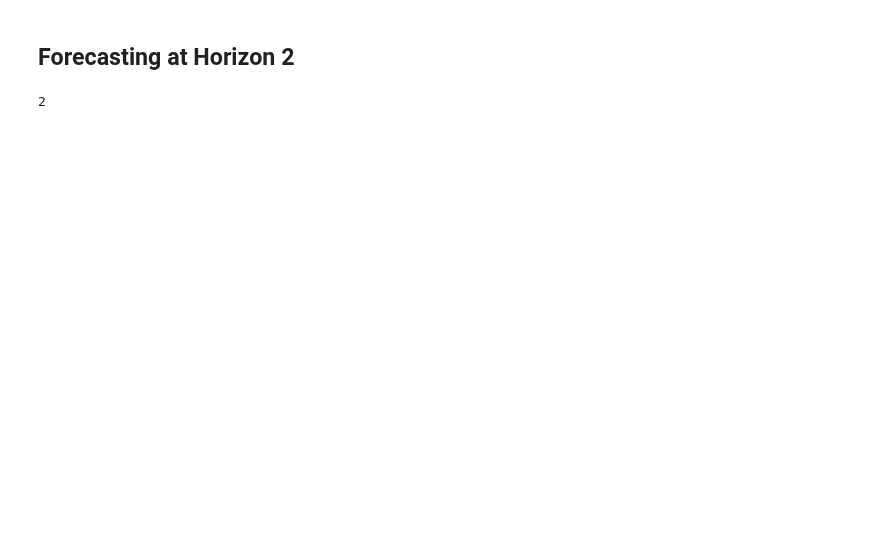
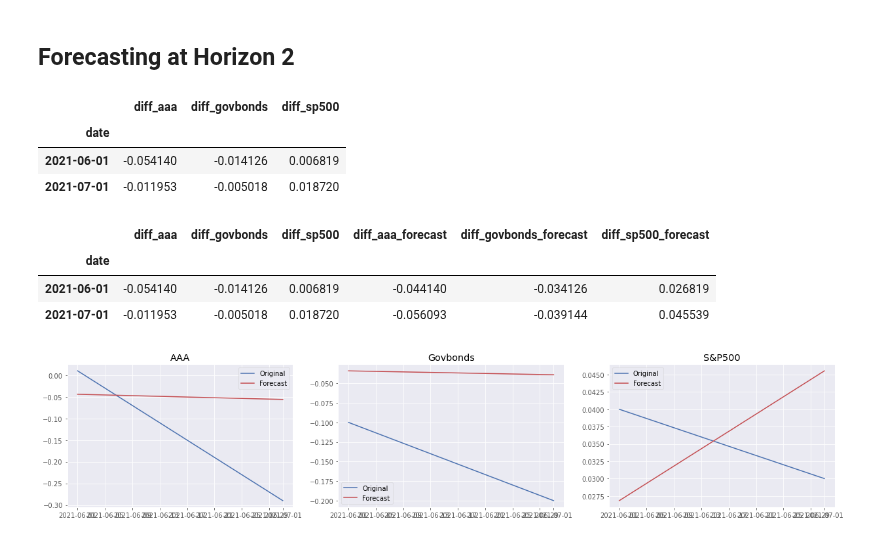
Before and after one commit to daniel-deutsch/FTD, a Jupyter notebook: Econometrics/EA2/main.ipynb, the cells around one changed output. Saved outputs shown, nothing was run; the diff lists cells and outputs as text; code cells hidden in the pictures; blank space fills up the shorter version.

```diff
--- a/Econometrics/EA2/main.ipynb
+++ b/Econometrics/EA2/main.ipynb
@@ -185,20 +213,45 @@ From the results shown above we can see that the model that uses 2 lags is the o
 # %% [markdown]
 ## Forecasting at Horizon 2
-# %%
-lag_order = best_fit.k_ar
-
-df_input = df.values[-lag_order:]
-df_forecast = best_fit.forecast(y=df_input, steps=n_obs)
-df_forecast = (pd.DataFrame(df_forecast, index=df.index, columns=df.columns + '_pred'))
-
-def invert_transformation(df, pred):
-    forecast = df_forecast.copy()
-    columns = df.columns
-    for col in columns:
-        forecast[str(col)+'_pred'] = df[col].iloc[-1] + forecast[str(col)+'_pred'].cumsum()
-    return forecast
-output = invert_transformation(df, df_forecast)
-
-combined = pd.concat([output['apple_pred'], df['apple'], output['walmart_pred'], df['walmart'], output['tesla_pred'], df['tesla']], axis=1)
-# %% [output]
-2
+# %%
+p = best_fit.k_ar
+forecast = best_fit.forecast(df.values[-p:], steps=nobs)
+df_forecast = pd.DataFrame(forecast, index=df.index[-nobs:], columns=df.columns)
+df_forecast
+# %% [output]
+|  | diff_aaa | diff_govbonds | diff_sp500 |
+| date |  |  |  |
+| 2021-06-01 | -0.054140 | -0.014126 | 0.006819 |
+| 2021-07-01 | -0.011953 | -0.005018 | 0.018720 |
+# %%
+def invert_transformation(df_train, df_forecast):
+    df_fc = df_forecast.copy()
+    columns = df_train.columns
+    for col in columns:
+        df_fc[str(col) + '_forecast'] = df_train[col].iloc[-1] + df_fc[str(col)].cumsum()
+    return df_fc
+
+df_results = invert_transformation(df_train, df_forecast)
+df_results
+# %% [output]
+|  | diff_aaa | diff_govbonds | diff_sp500 | diff_aaa_forecast | diff_govbonds_forecast | diff_sp500_forecast |
+| date |  |  |  |  |  |  |
+| 2021-06-01 | -0.054140 | -0.014126 | 0.006819 | -0.044140 | -0.034126 | 0.026819 |
+| 2021-07-01 | -0.011953 | -0.005018 | 0.018720 | -0.056093 | -0.039144 | 0.045539 |
+# %%
+# Plot the original series and it's first difference
+fig, axs = plt.subplots(1, 3, figsize=(21, 4))
+axs[0].plot(df_test['diff_aaa'], label="Original")
+axs[0].plot(df_results['diff_aaa_forecast'], label="Forecast")
+axs[0].set_title("AAA")
+axs[0].legend()
+axs[1].plot(df_test['diff_govbonds'], label="Original")
+axs[1].plot(df_results['diff_govbonds_forecast'], label="Forecast")
+axs[1].set_title("Govbonds")
+axs[1].legend()
+axs[2].plot(df_test['diff_sp500'], label="Original")
+axs[2].plot(df_results['diff_sp500_forecast'], label="Forecast")
+axs[2].set_title("S&P500")
+axs[2].legend()
+plt.show()
+# %% [output]
+[figure, added]
```
Also changed, not shown: parts of 8 cells of this notebook.
